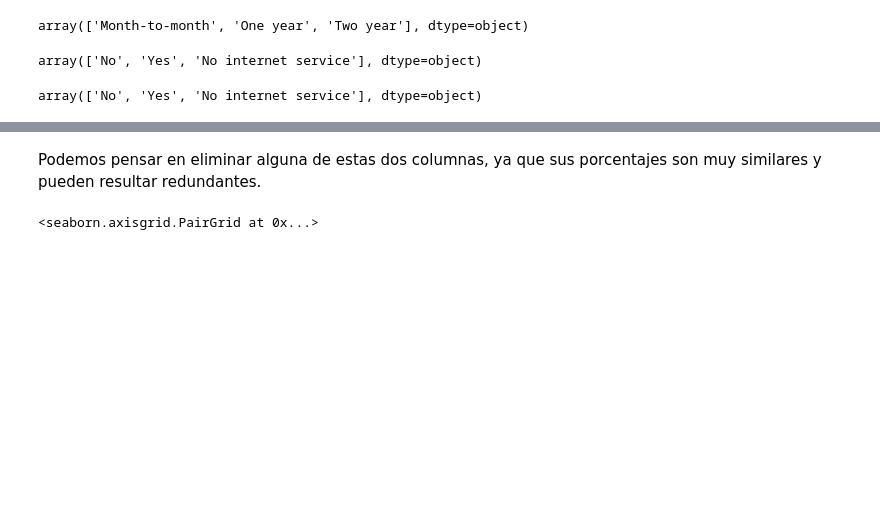
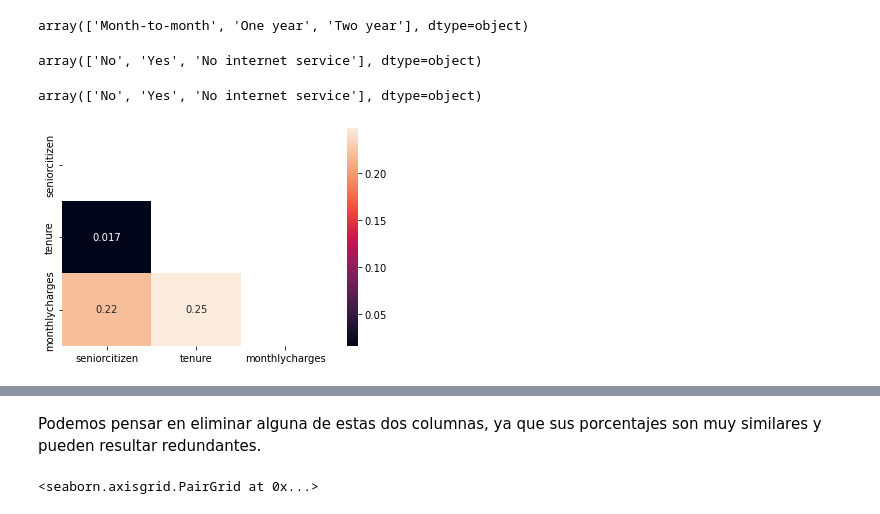
Before and after one commit to Adalab/promo-d-da-modulo1-sprint2-Paloma_Paula_Iris, a Jupyter notebook: 2.regresion_logistica/rlogistica/1_eda.ipynb, the cells around one changed output, grey strips where cells are left out. Cells and saved outputs as stored; diff of their text form; code cells hidden in the pictures; blank space fills up the shorter version.

```diff
--- a/2.regresion_logistica/rlogistica/1_eda.ipynb
+++ b/2.regresion_logistica/rlogistica/1_eda.ipynb
@@ -221,8 +221,14 @@ array(['No', 'Yes', 'No internet service'], dtype=object)
 df['streamingmovies'].unique()
 # %% [output]
 array(['No', 'Yes', 'No internet service'], dtype=object)
+# %%
+numericas = df.select_dtypes(include=np.number)
 # %%
-mask = np.triu(np.ones_like(df.corr(),dtype = np.bool_))
+mask = np.triu(np.ones_like(numericas.corr(),dtype = np.bool_))
+# %%
+sns.heatmap(numericas.corr(), annot=True, mask=mask);
+# %% [output]
+[figure, added]
 # %%
 def similar_variables(lista_variables,plot = True):
     for columna in lista_variables:
```
Also changed, not shown: parts of 11 cells of this notebook.
